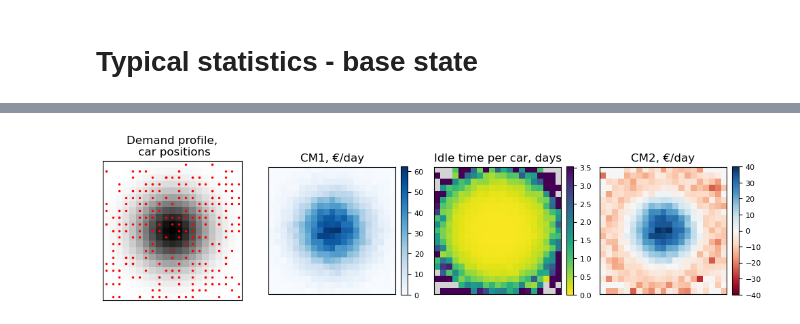
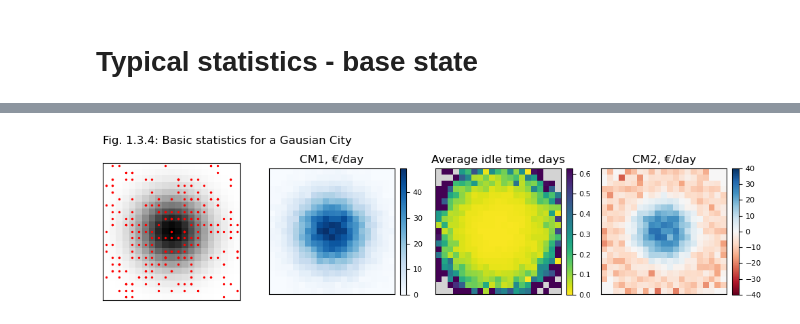
Before and after one commit to khakhalin/carsharing101, a Jupyter notebook: scripts/01natural_03city.ipynb, the cells around one changed output, grey strips where cells are left out. Cells and saved outputs as stored; diff of their text form; code cells hidden in the pictures.

```diff
--- a/scripts/01natural_03city.ipynb
+++ b/scripts/01natural_03city.ipynb
@@ -199,8 +213,8 @@ config = {
     "grid_step": 1, # km. Intermediate resolution
     "density_sigma": 5, # Gaussian sigma. A bit smaller than default, to have close-to-zero demands
     "n_cars": 300,
-    "settle_down_steps": 1000, # Number of steps without stats collection, for the system to settle down
-    "p_rental": 0.17,  # The simplest way to regulate trips/car/day and city profitability. This city is unprofitable
+    "settle_down_steps": 4000, # Number of steps without stats collection, for the system to settle down
+    "p_rental": 0.6,  # The simplest way to regulate trips/car/day and city profitability. This city is unprofitable
 }
 
 import matplotlib.pyplot as plt
@@ -208,7 +222,16 @@ from city_simulator import City
 
 city = City(config)
 city.init_cars()
-city.simulate(5000)
+city.simulate(6000)
 plt.figure(figsize=(10, 5))
 city.visualize()
+f = plt.gcf()
+ax = f.axes[0]
+ax.set_title("")  # Clear the title
+for text in ax.texts:
+    text.remove()
+ax.set_title("", pad=0)  # Clear the title
+ax.set_title("Fig. 1.3.4: Basic statistics for a Gausian City", loc='left', pad=20)
+plt.tight_layout();
+plt.savefig("../figures/01simple_03city_04stats_maps.svg", dpi=300)
 # %% [output]
@@ -226 +249 @@ city.visualize()
-[figure, old version]
+[figure, new version]
```
Also changed, not shown: parts of 7 cells of this notebook, 4 other files.
